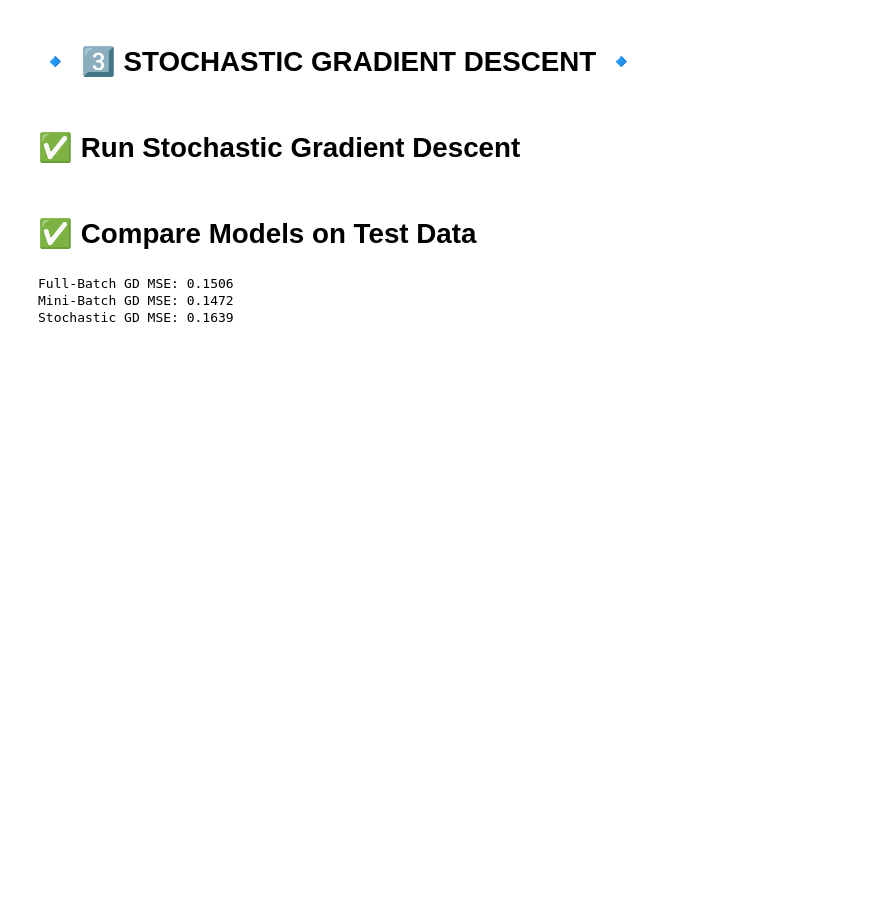
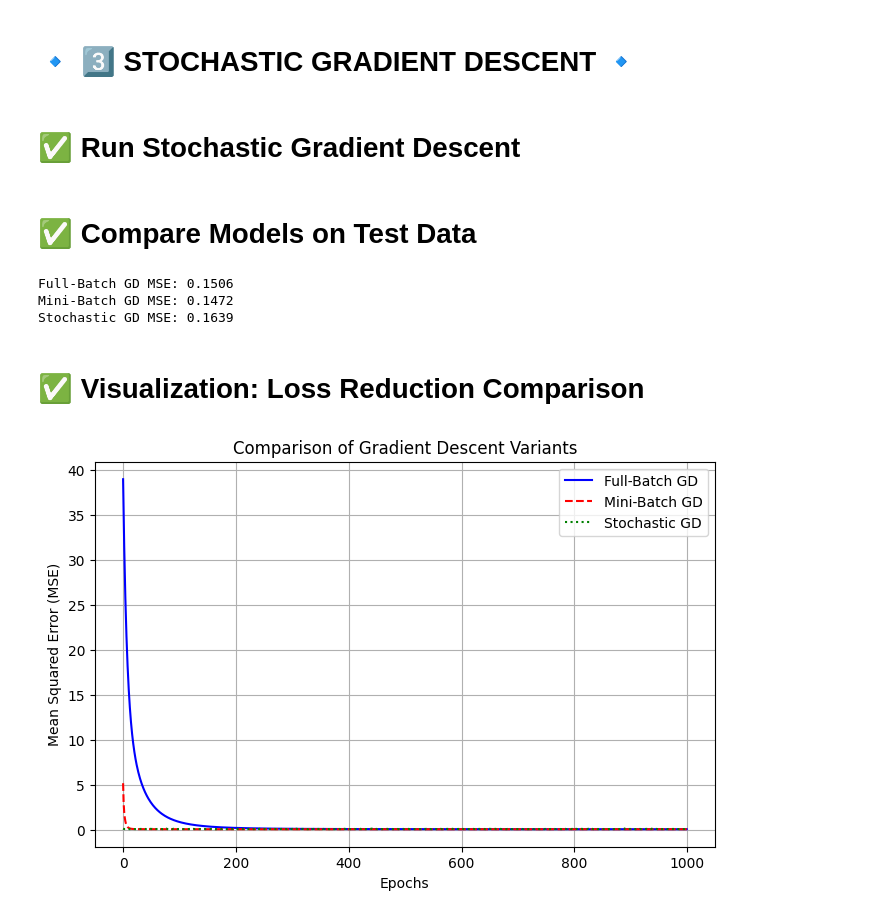
Before and after one commit to Phionanamugga/mnist_SGD, a Jupyter notebook: notebooks/sgd_variants.ipynb, the cells around one changed output. Cells and saved outputs as stored; diff of their text form; code cells hidden in the pictures; blank space fills up the shorter version.

Commit message:
plots graph for SGD Variants Visualization[Delivers#188920450]

```diff
--- a/notebooks/sgd_variants.ipynb
+++ b/notebooks/sgd_variants.ipynb
@@ -128,3 +128,18 @@ print(f"Stochastic GD MSE: {mse_sgd:.4f}")
 Full-Batch GD MSE: 0.1506
 Mini-Batch GD MSE: 0.1472
 Stochastic GD MSE: 0.1639
+# %% [markdown]
+# ✅ Visualization: Loss Reduction Comparison
+# %%
+plt.figure(figsize=(8,5))
+plt.plot(cost_full, label="Full-Batch GD", color="b")
+plt.plot(cost_mini, label="Mini-Batch GD", color="r", linestyle="dashed")
+plt.plot(cost_sgd, label="Stochastic GD", color="g", linestyle="dotted")
+plt.xlabel("Epochs")
+plt.ylabel("Mean Squared Error (MSE)")
+plt.title("Comparison of Gradient Descent Variants")
+plt.legend()
+plt.grid()
+plt.show()
+# %% [output]
+[figure, added]
```
